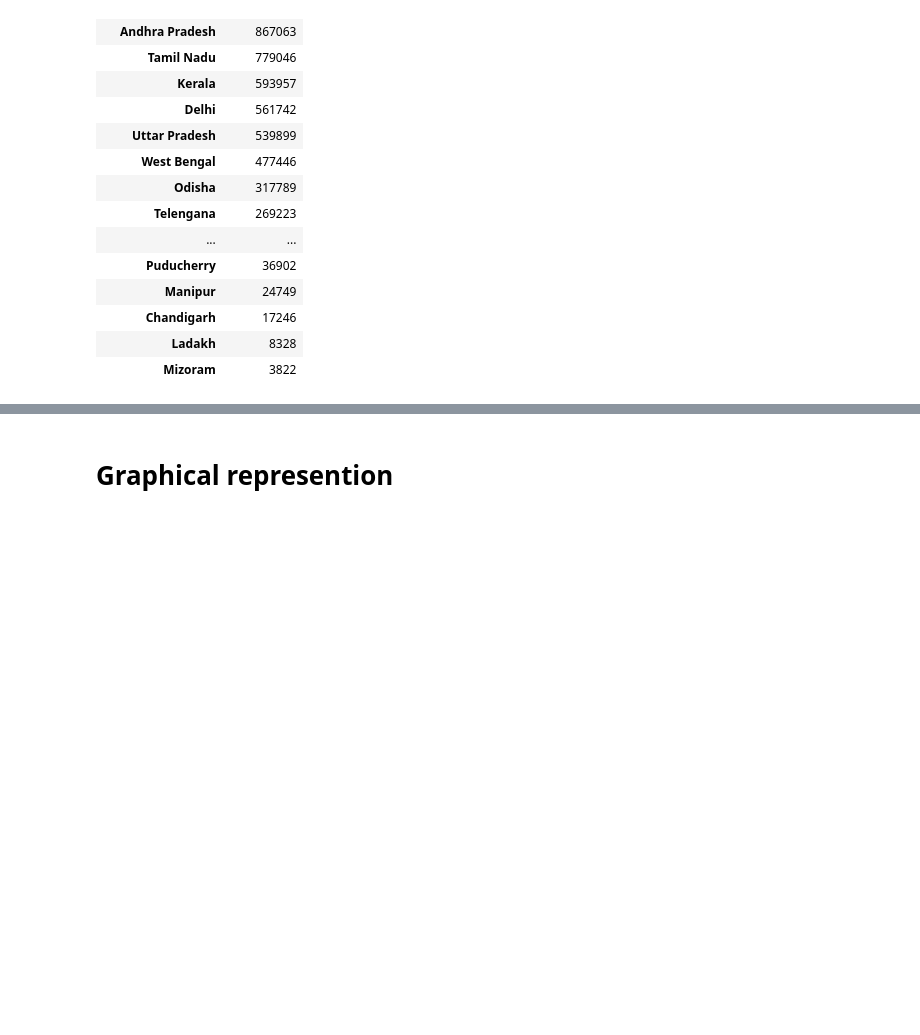
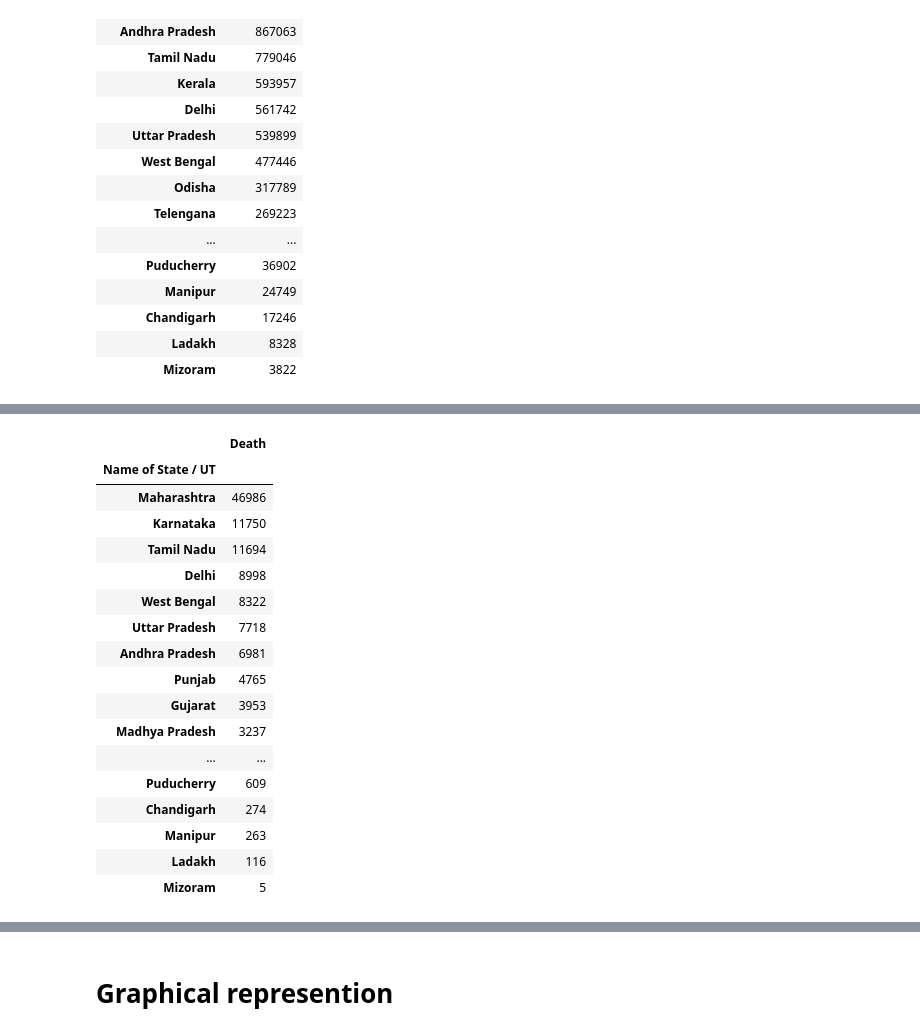
Before and after one commit to hrt99/Covid19_Data-science_Project, a Jupyter notebook: dsproject.ipynb, the cells around one changed output, grey strips where cells are left out. Cells and saved outputs as stored; diff of their text form; code cells hidden in the pictures; blank space fills up the shorter version.

```diff
--- a/dsproject.ipynb
+++ b/dsproject.ipynb
@@ -150,0 +173,22 @@ Total_Active_Cases.style.background_gradient(cmap='Reds')
+# %%
+Total_Death=df.groupby('Name of State / UT')['Death'].sum().sort_values(ascending=False).to_frame()
+Total_Death.style.background_gradient(cmap='Reds')
+# %% [output]
+|  | Death |
+| Name of State / UT |  |
+| Maharashtra | 46986 |
+| Karnataka | 11750 |
+| Tamil Nadu | 11694 |
+| Delhi | 8998 |
+| West Bengal | 8322 |
+| Uttar Pradesh | 7718 |
+| Andhra Pradesh | 6981 |
+| Punjab | 4765 |
+| Gujarat | 3953 |
+| Madhya Pradesh | 3237 |
+| ... | ... |
+| Puducherry | 609 |
+| Chandigarh | 274 |
+| Manipur | 263 |
+| Ladakh | 116 |
+| Mizoram | 5 |
```
Also changed, not shown: parts of 8 cells of this notebook.
